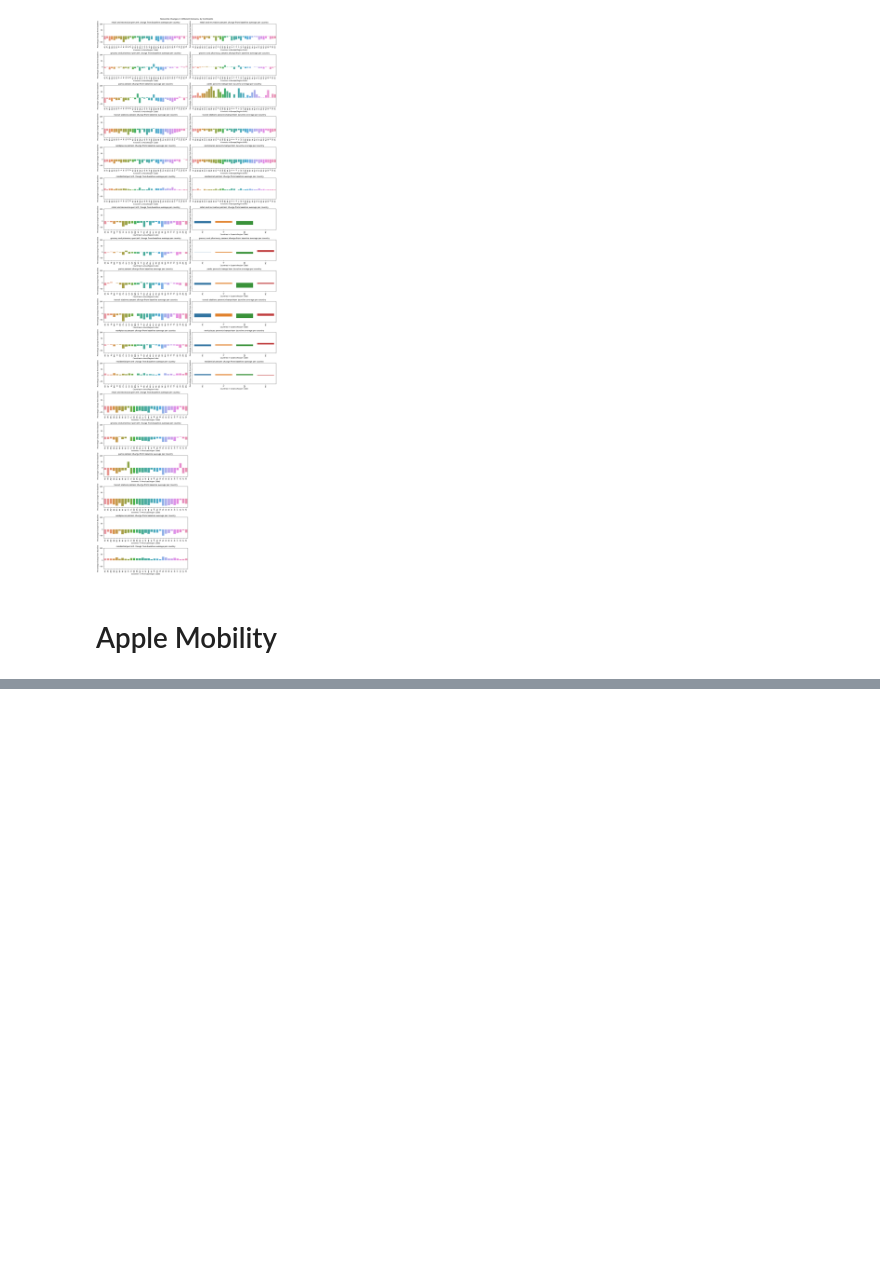
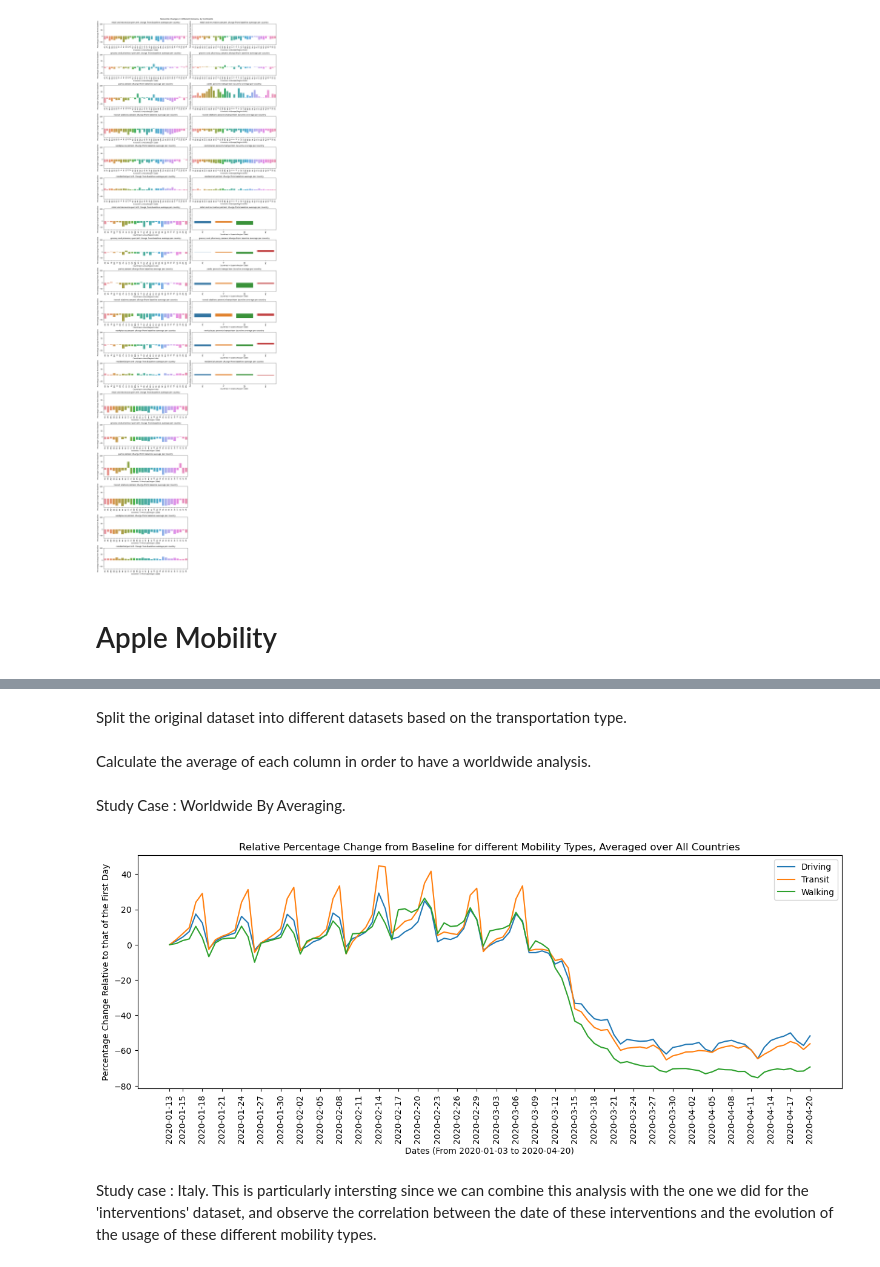
Before and after one commit to epfl-ada/ada-2023-project-bobeast, a Jupyter notebook: Milestone_P2.ipynb, the cells around one changed output, grey strips where cells are left out. Cells and saved outputs as stored; diff of their text form; code cells hidden in the pictures; blank space fills up the shorter version.

Commit message:
Added some plots for Apple Mobility Report Dataset

```diff
--- a/Milestone_P2.ipynb
+++ b/Milestone_P2.ipynb
@@ -172,6 +172,3 @@ Splitting the "topics_agg" dataframe into multiple dataframes, each correspondin
 dfsTopics = []
 for topic in topics_groups :
     dfsTopics.append(topics_agg[topics_agg.index.str.contains(topic)].copy())
-
-for i, df in enumerate(dfsTopics) :
-    print(df)
@@ -495,7 +472,7 @@ Creating the same barplot, but this time splitting the region codes by continent
 # %%
 fig, axs= plt.subplots(18,2,sharey=True,sharex=False,figsize=(16,50))
 og_columns = global_agg.columns
-for j in range(len(dfsGlobal_agg)) :
+for j, df  in enumerate(dfsGlobal_agg) :
     df = dfsGlobal_agg[j]
     for i, col in enumerate(og_columns):
         ax=axs[(j//2)*6 + i,j%2]
@@ -616,0 +539,50 @@ apple_mr
+# %% [markdown]
+Split the original dataset into different datasets based on the transportation type.
+# %%
+transportationType = apple_mr_copy['transportation_type'].unique()
+
+dfsApple = []
+
+for transport in transportationType :
+    dfsApple.append(apple_mr_copy[apple_mr_copy['transportation_type'] == transport].copy())
+# %% [markdown]
+Calculate the average of each column in order to have a worldwide analysis.
+# %%
+# Remove the first three columns for the dataframes since they don't contain any values
+dfsAppleVals = []
+for df in dfsApple :
+    dfCopy = df.copy()
+    dfCopy = dfCopy.loc[:, ~dfCopy.columns.isin(columnsExcluded)]
+    dfsAppleVals.append(dfCopy)
+
+# Calculate Averages of Columns of each dataframe
+dfsAvgs = []
+for df in dfsAppleVals :
+    dfsAvgs.append(df.mean().copy())
+# %% [markdown]
+Study Case : Worldwide By Averaging.
+# %%
+dates = apple_mr_copy.columns
+dates = dates[3:]
+
+dates_mod = dates[(np.arange(len(dates)) + 1) % 3 == 0]
+
+dates_mod = dates_mod.insert(0, dates[0])
+
+plt.figure(figsize=(15,5))
+sns.lineplot(x=dates, y=dfsAvgs[0], label= 'Driving')
+sns.lineplot(x=dates, y=dfsAvgs[1], label= 'Transit')
+sns.lineplot(x=dates, y=dfsAvgs[2], label= 'Walking')
+plt.xticks(rotation=90)
+plt.xticks(dates_mod)
+plt.xlabel('Dates (From 2020-01-03 to 2020-04-20)')
+plt.ylabel('Percentage Change Relative to that of the First Day')
+
+plt.legend()
+
+plt.title('Relative Percentage Change from Baseline for different Mobility Types, Averaged over All Countries')
+plt.show()
+# %% [output]
+[figure, added]
+# %% [markdown]
+Study case : Italy. This is particularly intersting since we can combine this analysis with the one we did for the 'interventions' dataset, and observe the correlation between the date of these interventions and the evolution of the usage of these different mobility types.
```
Also changed, not shown: parts of 23 cells of this notebook.
